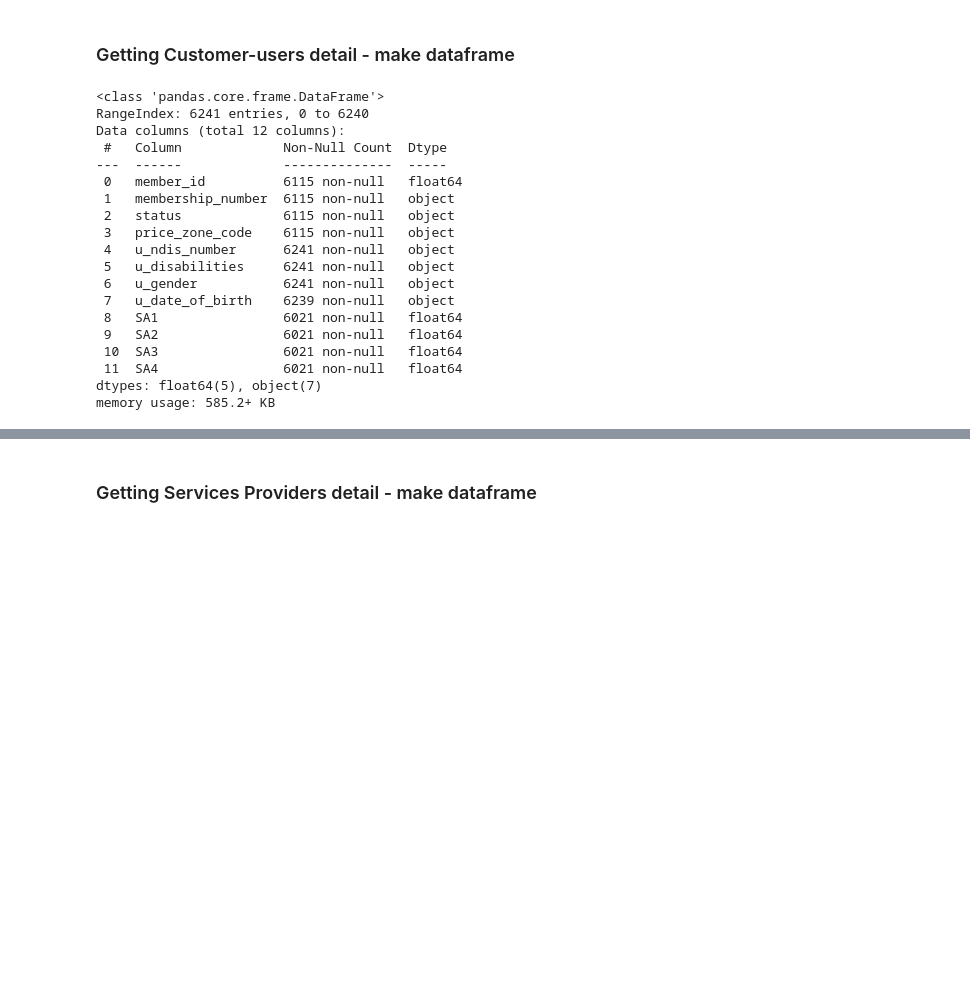
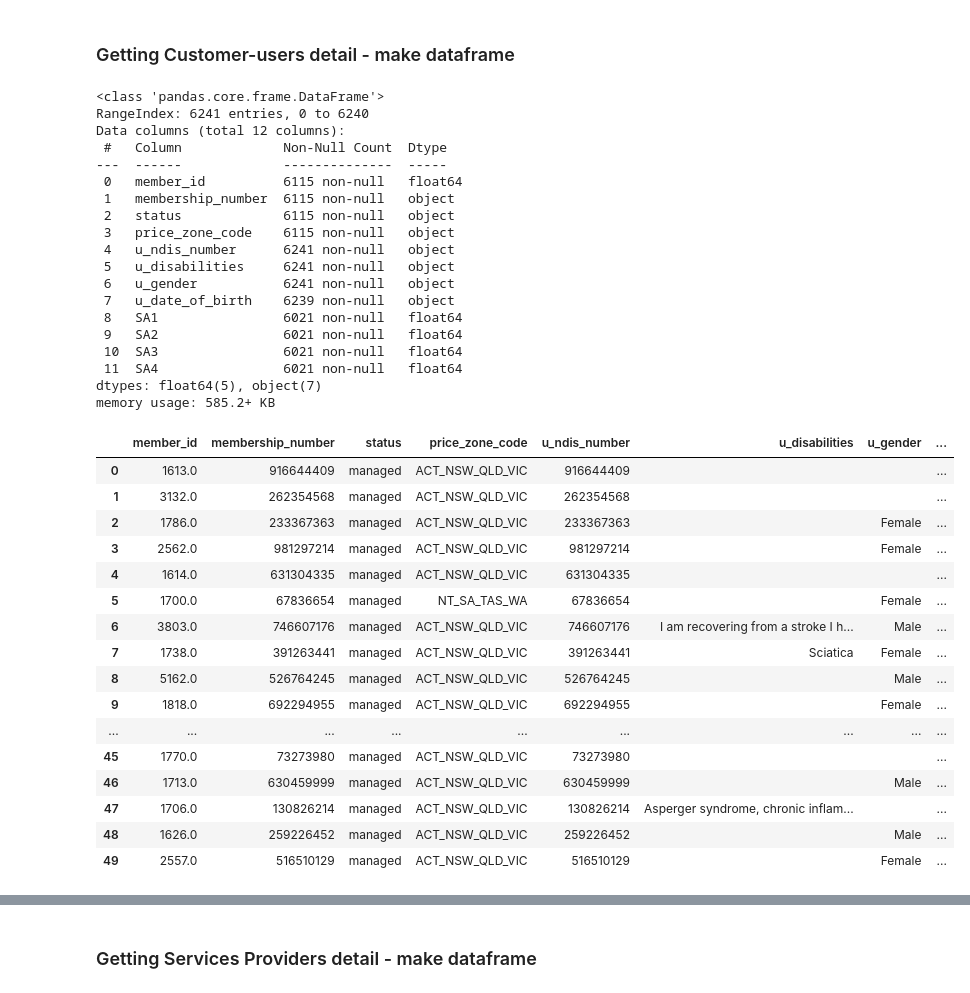
Before and after one commit to TheConMiz/ifn711_leap_in, a Jupyter notebook: LeapIn_Budget_Utilisation.ipynb, the cells around one changed output, grey strips where cells are left out. Saved outputs shown, nothing was run; the diff lists cells and outputs as text; code cells hidden in the pictures; blank space fills up the shorter version.

```diff
--- a/LeapIn_Budget_Utilisation.ipynb
+++ b/LeapIn_Budget_Utilisation.ipynb
@@ -48,35 +24,46 @@ print(conn)
 # %% [markdown]
 ### Getting Customer-users detail - make dataframe
 # %%
-####Checking queries
+###Customer Personal details
 
-###Customer Personal details
-##  add the desired rows in the query from the three tables
-#df_snow_cus = pd.read_sql("select m.id as member_id, m.membership_number, m.status, m.price_zone_code, s.u_ndis_number, s.u_disabilities, s.u_gender, s.u_date_of_birth, r.SA1, r.SA2, r.SA3,r.SA4  from SNOW_csm_consumer_user s left join  HH_member m  on s.u_ndis_number = m.membership_number left join libe_leapinprod_memberregion r on r.MemberId =  s.u_leapin_id where s.u_stage = 'li_managed' and s.u_ndis_number is not null;", con=conn)
-#print(df_snow_cus.info())
-#print(df_snow_cus)
-df_customer_details = pd.read_sql("select m.id as member_id, m.membership_number, m.status, m.price_zone_code, s.u_ndis_number, s.u_disabilities, s.u_gender, s.u_date_of_birth, r.SA1, r.SA2, r.SA3,r.SA4  from SNOW_csm_consumer_user s left join  HH_member m  on s.u_ndis_number = m.membership_number left join libe_leapinprod_memberregion r on r.MemberId =  s.u_leapin_id where s.u_stage = 'li_managed' and s.u_ndis_number is not null and s.u_ndis_number != ''", con=conn)
+df_user= pd.read_sql("select m.id as member_id, m.membership_number, m.status, m.price_zone_code, s.u_ndis_number, s.u_disabilities, s.u_gender, s.u_date_of_birth, r.SA1, r.SA2, r.SA3,r.SA4  from SNOW_csm_consumer_user s left join  HH_member m  on s.u_ndis_number = m.membership_number left join libe_leapinprod_memberregion r on r.MemberId =  s.u_leapin_id where s.u_stage = 'li_managed' and s.u_ndis_number is not null;", con=conn)
 
-df_customer_details.info()
-
-# df_customer_details["u_disabilities"].value_counts()
+df_user.info()
+df_user.head(50)
 # %% [output]
 <class 'pandas.core.frame.DataFrame'>
 RangeIndex: 6241 entries, 0 to 6240
 Data columns (total 12 columns):
  #   Column             Non-Null Count  Dtype
 ---  ------             --------------  -----
  0   member_id          6115 non-null   float64
  1   membership_number  6115 non-null   object
  2   status             6115 non-null   object
  3   price_zone_code    6115 non-null   object
  4   u_ndis_number      6241 non-null   object
  5   u_disabilities     6241 non-null   object
  6   u_gender           6241 non-null   object
  7   u_date_of_birth    6239 non-null   object
  8   SA1                6021 non-null   float64
  9   SA2                6021 non-null   float64
  10  SA3                6021 non-null   float64
  11  SA4                6021 non-null   float64
 dtypes: float64(5), object(7)
 memory usage: 585.2+ KB
+|  | member_id | membership_number | status | price_zone_code | u_ndis_number | u_disabilities | u_gender | ... |
+| 0 | 1613.0 | 916644409 | managed | ACT_NSW_QLD_VIC | 916644409 |  |  | ... |
+| 1 | 3132.0 | 262354568 | managed | ACT_NSW_QLD_VIC | 262354568 |  |  | ... |
+| 2 | 1786.0 | 233367363 | managed | ACT_NSW_QLD_VIC | 233367363 |  | Female | ... |
+| 3 | 2562.0 | 981297214 | managed | ACT_NSW_QLD_VIC | 981297214 |  | Female | ... |
+| 4 | 1614.0 | 631304335 | managed | ACT_NSW_QLD_VIC | 631304335 |  |  | ... |
+| 5 | 1700.0 | 67836654 | managed | NT_SA_TAS_WA | 67836654 |  | Female | ... |
+| 6 | 3803.0 | 746607176 | managed | ACT_NSW_QLD_VIC | 746607176 | I am recovering from a stroke I h... | Male | ... |
+| 7 | 1738.0 | 391263441 | managed | ACT_NSW_QLD_VIC | 391263441 | Sciatica | Female | ... |
+| 8 | 5162.0 | 526764245 | managed | ACT_NSW_QLD_VIC | 526764245 |  | Male | ... |
+| 9 | 1818.0 | 692294955 | managed | ACT_NSW_QLD_VIC | 692294955 |  | Female | ... |
+| ... | ... | ... | ... | ... | ... | ... | ... | ... |
+| 45 | 1770.0 | 73273980 | managed | ACT_NSW_QLD_VIC | 73273980 |  |  | ... |
+| 46 | 1713.0 | 630459999 | managed | ACT_NSW_QLD_VIC | 630459999 |  | Male | ... |
+| 47 | 1706.0 | 130826214 | managed | ACT_NSW_QLD_VIC | 130826214 | Asperger syndrome, chronic inflam... |  | ... |
+| 48 | 1626.0 | 259226452 | managed | ACT_NSW_QLD_VIC | 259226452 |  | Male | ... |
+| 49 | 2557.0 | 516510129 | managed | ACT_NSW_QLD_VIC | 516510129 |  | Female | ... |
```
Also changed, not shown: parts of 24 cells of this notebook.
